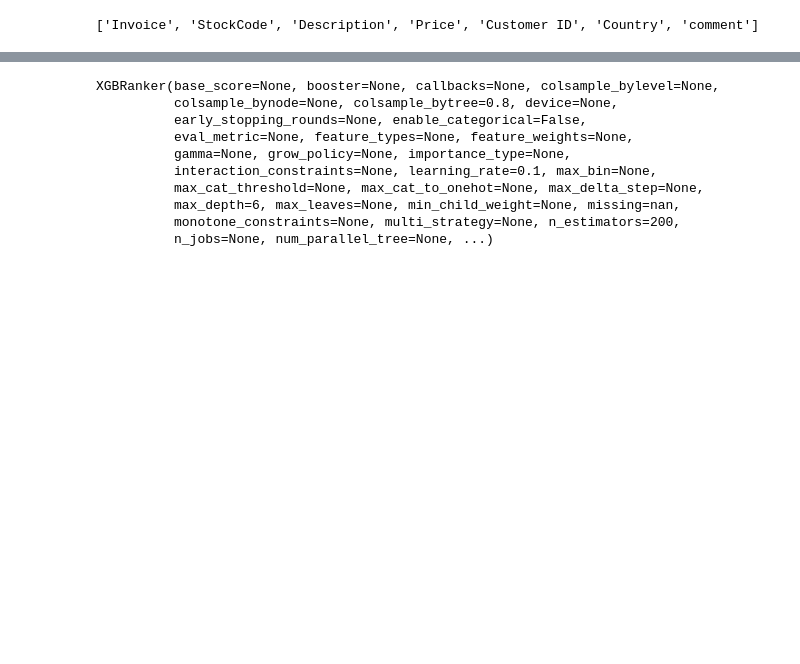
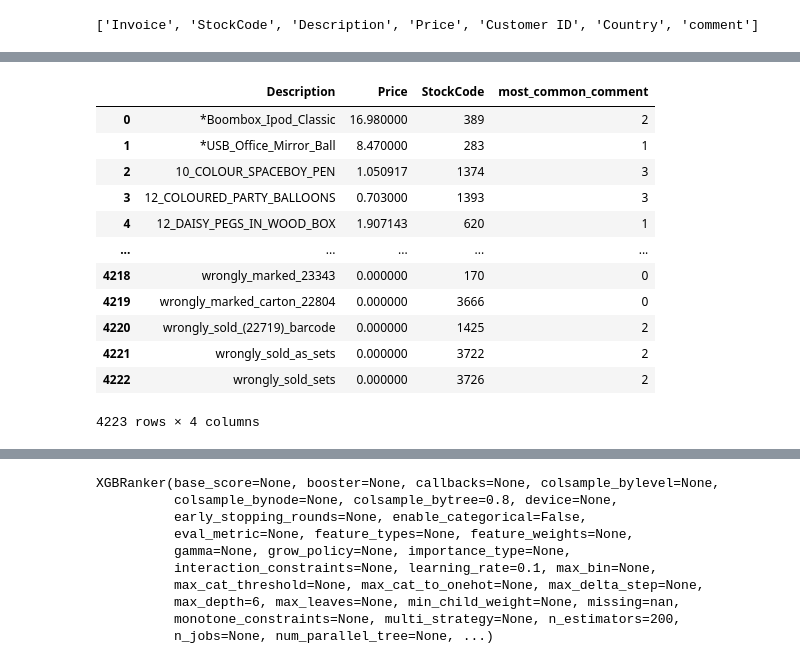
Before and after one commit to bhzyy/Machine_Learning, a Jupyter notebook: recommend_Rank/super_market_rank.ipynb, the cells around one changed output, grey strips where cells are left out. Cells and saved outputs as stored; diff of their text form; code cells hidden in the pictures; blank space fills up the shorter version.

```diff
--- a/recommend_Rank/super_market_rank.ipynb
+++ b/recommend_Rank/super_market_rank.ipynb
@@ -172,6 +175,22 @@ X_y_encoded=X_y.copy()
 X_y_encoded["StockCode"] = X_y_encoded["StockCode"].apply(
     lambda x: ", ".join(map(str, x)) if isinstance(x, (list, tuple)) else str(x)
 )
+# %%
+X_y_encoded
+# %% [output]
+|  | Description | Price | StockCode | most_common_comment |
+| 0 | *Boombox_Ipod_Classic | 16.980000 | 389 | 2 |
+| 1 | *USB_Office_Mirror_Ball | 8.470000 | 283 | 1 |
+| 2 | 10_COLOUR_SPACEBOY_PEN | 1.050917 | 1374 | 3 |
+| 3 | 12_COLOURED_PARTY_BALLOONS | 0.703000 | 1393 | 3 |
+| 4 | 12_DAISY_PEGS_IN_WOOD_BOX | 1.907143 | 620 | 1 |
+| ... | ... | ... | ... | ... |
+| 4218 | wrongly_marked_23343 | 0.000000 | 170 | 0 |
+| 4219 | wrongly_marked_carton_22804 | 0.000000 | 3666 | 0 |
+| 4220 | wrongly_sold_(22719)_barcode | 0.000000 | 1425 | 2 |
+| 4221 | wrongly_sold_as_sets | 0.000000 | 3722 | 2 |
+| 4222 | wrongly_sold_sets | 0.000000 | 3726 | 2 |
+4223 rows × 4 columns
 # %%
 encoder_desc = LabelEncoder()
 X_y_encoded["Description"] = encoder_desc.fit_transform(X_y_encoded["Description"])
```
Also changed, not shown: parts of 6 cells of this notebook, 1 other file.
